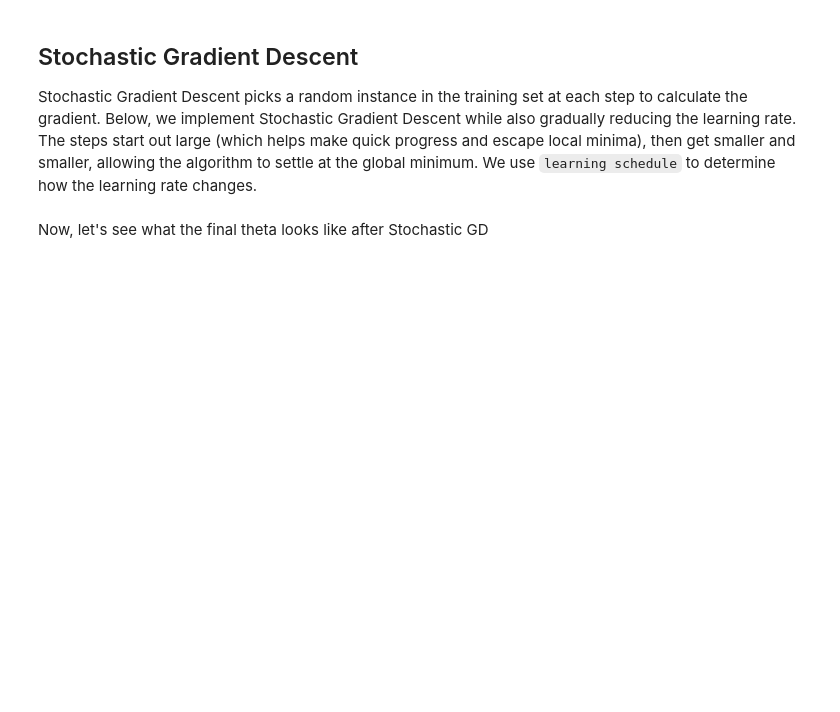
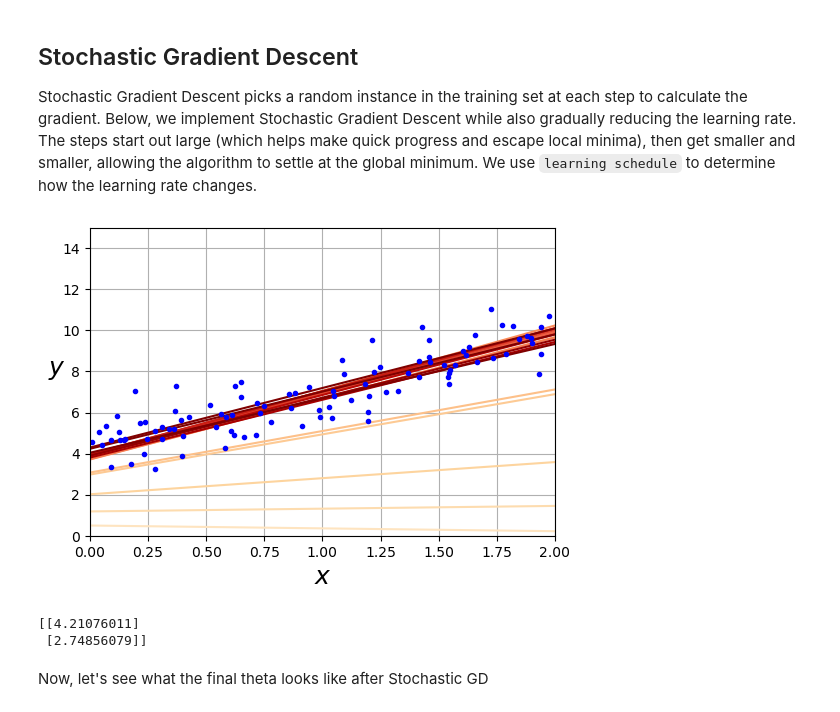
Before and after one commit to SaidAit01/Machine-Learning-Labs, a Jupyter notebook: MachineLearningBasicsAndRegression.ipynb, the cells around one changed output. Cells and saved outputs as stored; diff of their text form; code cells hidden in the pictures; blank space fills up the shorter version.

```diff
--- a/MachineLearningBasicsAndRegression.ipynb
+++ b/MachineLearningBasicsAndRegression.ipynb
@@ -342,46 +368,50 @@ Below is a cool visualization of how the various learning rates change the outco
 
 Stochastic Gradient Descent picks a random instance in the training set at each step to calculate the gradient. Below, we implement Stochastic Gradient Descent while also gradually reducing the learning rate. The steps start out large (which helps make quick progress and escape local minima), then get smaller and smaller, allowing the algorithm to settle at the global minimum. We use `learning schedule` to determine how the learning rate changes.
 # %%
-# Uncomment the code and run
+theta_path_sgd = []  # extra code – we need to store the path of theta in the
+                     #              parameter space to plot the next figure
 
-# theta_path_sgd = []  # extra code – we need to store the path of theta in the
-#                      #              parameter space to plot the next figure
+n_epochs = 50
+t0, t1 = 5, 50  # learning schedule hyperparameters
 
-# n_epochs = 50
-# t0, t1 = 5, 50  # learning schedule hyperparameters
+def learning_schedule(t):
+    return t0 / (t + t1)
 
-# def learning_schedule(t):
-#     return t0 / (t + t1)
+np.random.seed(42)
+theta = np.random.randn(2, 1)  # random initialization
 
-# np.random.seed(42)
-# theta = np.random.randn(2, 1)  # random initialization
+n_shown = 20  # extra code – just needed to generate the figure below
+plt.figure(figsize=(6, 4))  # extra code – not needed, just formatting
 
-# n_shown = 20  # extra code – just needed to generate the figure below
-# plt.figure(figsize=(6, 4))  # extra code – not needed, just formatting
+for epoch in range(n_epochs):
+    for iteration in range(m):
 
-# for epoch in range(n_epochs):
-#     for iteration in range(m):
+        # extra code – these 4 lines are used to generate the figure
+        if epoch == 0 and iteration < n_shown:
+            y_predict = X_new_b @ theta
+            color = mpl.colors.rgb2hex(plt.cm.OrRd(iteration / n_shown + 0.15))
+            plt.plot(X_new, y_predict, linestyle="solid", color=color)
 
-#         # extra code – these 4 lines are used to generate the figure
-#         if epoch == 0 and iteration < n_shown:
-#             y_predict = X_new_b @ theta
-#             color = mpl.colors.rgb2hex(plt.cm.OrRd(iteration / n_shown + 0.15))
-#             plt.plot(X_new, y_predict, color=color)
+        random_index = np.random.randint(m)
+        xi = X_b[random_index:random_index+1]
+        yi = y[random_index:random_index+1]
+        gradients = 2 * xi.T @ (xi @ theta - yi)
+        eta = learning_schedule(epoch * m + iteration)
+        theta = theta - eta * gradients
+        theta_path_sgd.append(theta)
 
-#         random_index = np.random.randint(m)
-#         xi = X_b[random_index : random_index + 1]
-#         yi = y[random_index : random_index + 1]
-#         gradients = 2 * xi.T @ (xi @ theta - yi)  # for SGD, do not divide by m
-#         eta = learning_schedule(epoch * m + iteration)
-#         theta = theta - eta * gradients
-#         theta_path_sgd.append(theta)  # extra code – to generate the figure
-
-# plt.plot(X, y, "b.")
-# plt.xlabel("$x_1$")
-# plt.ylabel("$y$", rotation=0)
-# plt.axis([0, 2, 0, 15])
-# plt.grid()
-# plt.show()
+# extra code – formatting for the figure
+plt.plot(X, y, "b.")
+plt.xlabel("$x$", fontsize=18)
+plt.ylabel("$y$", rotation=0, fontsize=18)
+plt.axis([0, 2, 0, 15])
+plt.grid()
+plt.show()
+print (theta)
+# %% [output]
+[figure, added]
+[[4.21076011]
+ [2.74856079]]
 # %% [markdown]
 Now, let's see what the final theta looks like after Stochastic GD
 # %%
```
Also changed, not shown: parts of 9 cells of this notebook.
